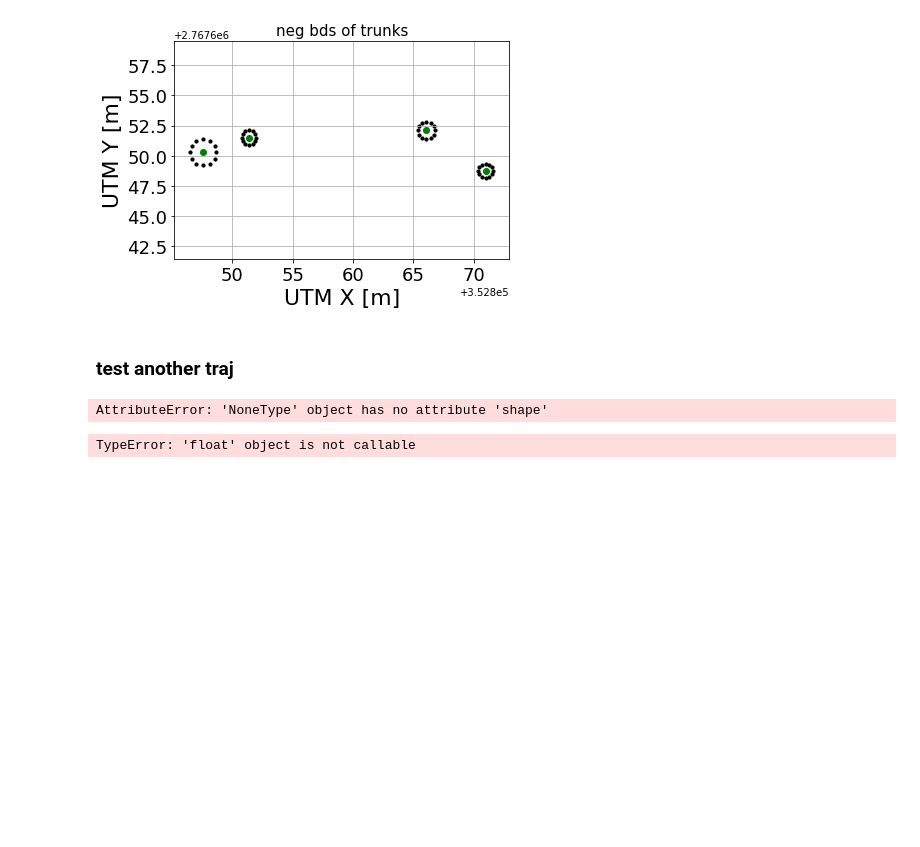
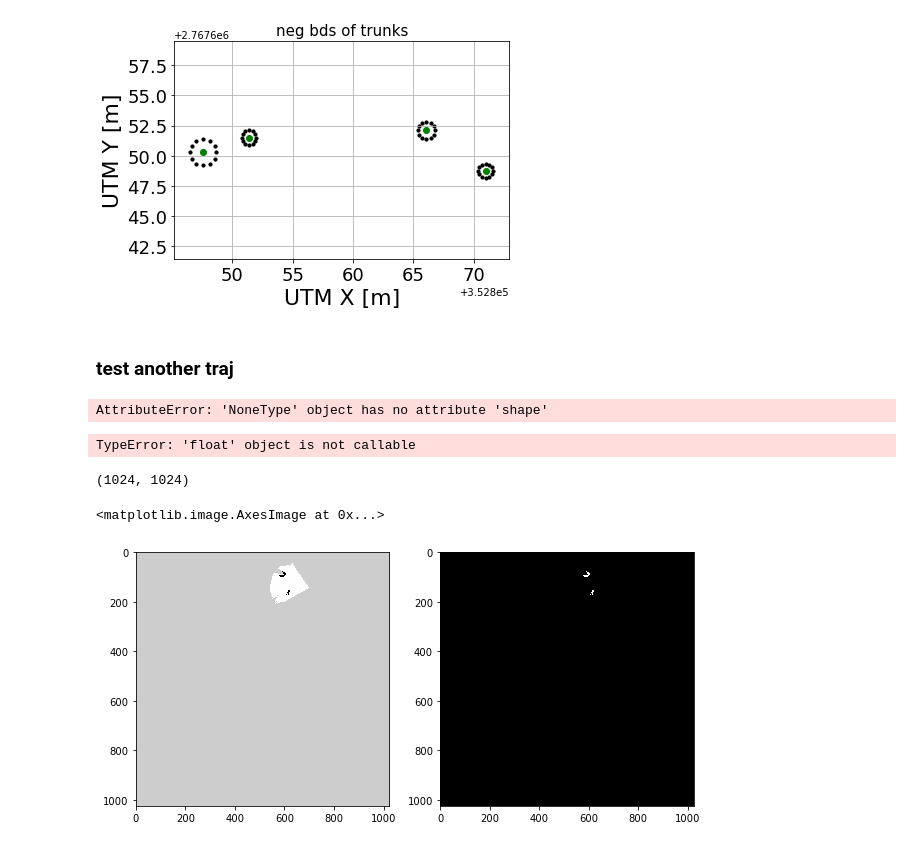
Before and after one commit to Chen-Yu-Qiang/mapping_explorer, a Jupyter notebook: jupyterNotebook/Automatic_tree_detection.ipynb, the cells around one changed output. Drawn from its saved outputs; the diff is of its cells as text; code cells hidden in the pictures; blank space fills up the shorter version.

```diff
--- a/jupyterNotebook/Automatic_tree_detection.ipynb
+++ b/jupyterNotebook/Automatic_tree_detection.ipynb
@@ -696,3 +696,24 @@ with open(file_path + 'cb_pose.csv', 'a+') as csvfile: # or w
 np.pi()
 # %% [output]
 TypeError: 'float' object is not callable
+# %%
+directory = '/home/ncslaber/109-2/210725_NTU_leftAreaLibrary/'
+bag_name = 'ntu_test2_cut2_204-241/'
+file_path = directory+bag_name
+shp_path = file_path + 'shapefiles/'
+
+centroid_filteredNP_ref = np.load(file_path+'centroid_filteredList.npy')
+
+raw_pgm = cv2.imread(file_path+"1_modified.png")
+print(raw_pgm.shape[:2])
+raw_pgm_binary = np.zeros(raw_pgm.shape[:2],dtype=np.uint8)
+raw_pgm_binary[raw_pgm[:,:,0]==0]=255
+fig = plt.figure(figsize=(10,10))
+subplot = fig.add_subplot(121)
+subplot.imshow(cv2.cvtColor(raw_pgm, cv2.COLOR_BGR2RGB))
+subplot = fig.add_subplot(122)
+subplot.imshow(cv2.cvtColor(raw_pgm_binary, cv2.COLOR_BGR2RGB))
+# %% [output]
+(1024, 1024)
+<matplotlib.image.AxesImage at 0x...>
+[figure, added]
```
Also changed, not shown: parts of 9 cells of this notebook, 2 other files.
